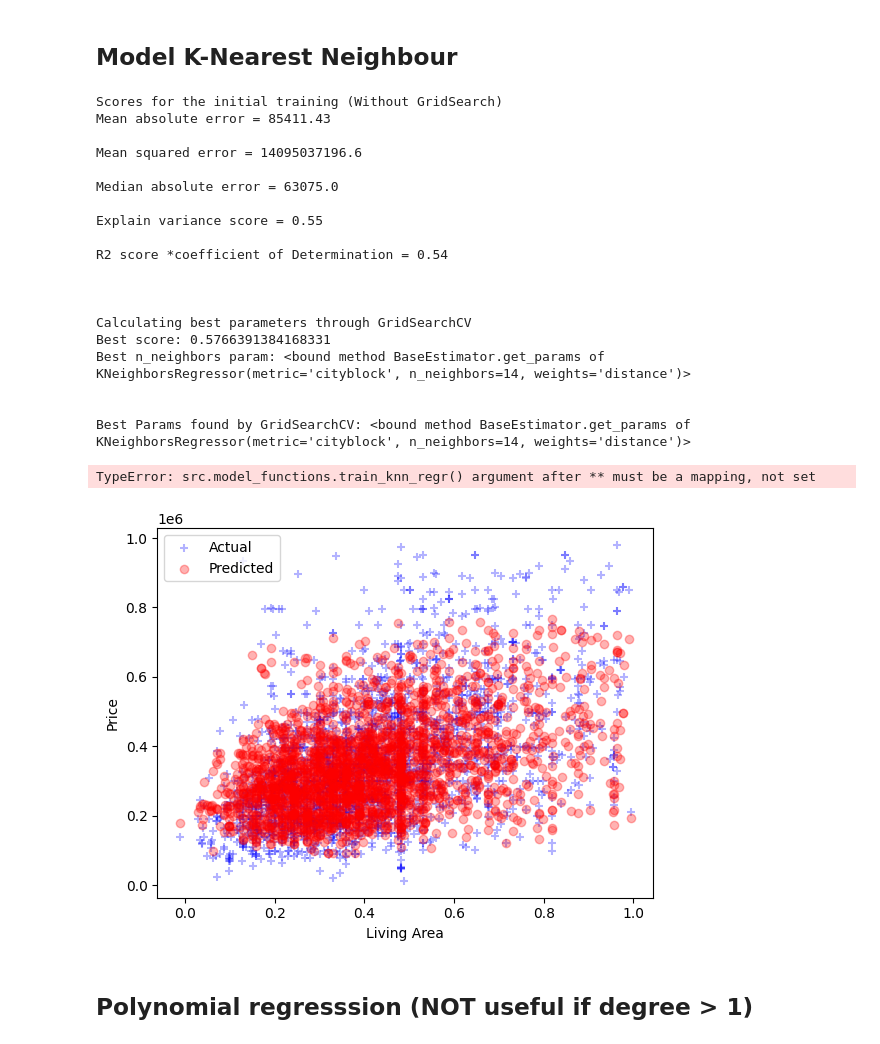
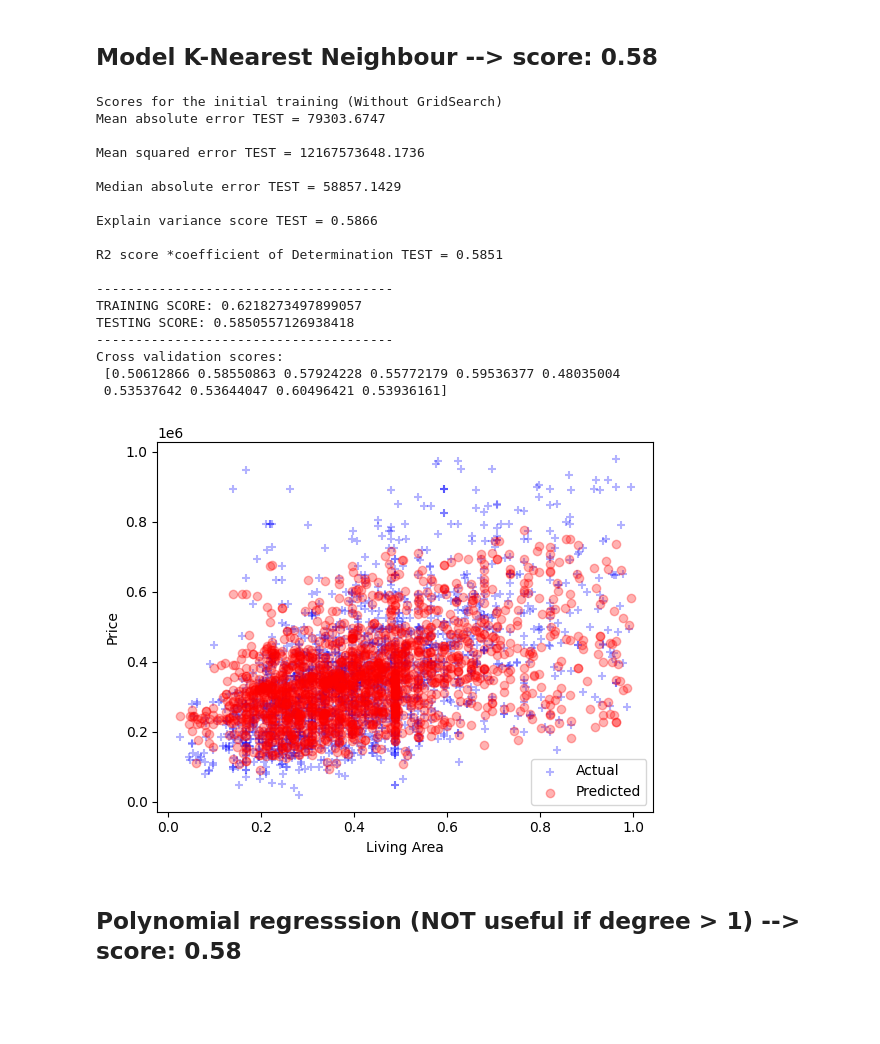
Before and after one commit to nikolaaswillaert/ImmoElizaDataAnalysis, a Jupyter notebook: main.ipynb, the cells around one changed output. Drawn from its saved outputs; the diff is of its cells as text; code cells hidden in the pictures; blank space fills up the shorter version.

```diff
--- a/main.ipynb
+++ b/main.ipynb
@@ -3,3 +7,7 @@
 # %%
 import pandas as pd
 import numpy as np
+# %%
+postcodes = pd.read_csv('data/zipcode-belgium.csv')
+postcodes = postcodes.drop(columns=['lat', 'long'])
+postcodes.head()
@@ -19,0 +27,6 @@ df.head(3)
+# %%
+postalcode_merge_df = pd.merge(postcodes, df, on='locality', how='left')
+postalcode_merge_df.drop_duplicates()
+
+df = postalcode_merge_df.dropna()
+df.head(500)
@@ -144,5 +197,5 @@ R2 score *coefficient of Determination = -9.444212685071385e+18
 # %% [markdown]
-## Model K-Nearest Neighbour
+## Model K-Nearest Neighbour --> score: 0.58
 # %%
 from src.model_functions import train_knn_regr
 
@@ -151,55 +204,52 @@ y = df['price']
 # %%
 # Train the model (KNeighborsRegressor) with n_neighbors as 14 (see gridsearch below- best ne niegnbours)
 params = {'n_neighbors':14}
 print("Scores for the initial training (Without GridSearch)")
 model, X_train, X_test, y_train, y_test = train_knn_regr(X, y, **params)
 
 # implementing GridSearch
 # Check for the best n_neighbor and other hyperparameters
 
-from sklearn.model_selection import GridSearchCV
+# from sklearn.model_selection import GridSearchCV
 
-params = {"n_neighbors": np.arange(10,15),
-          "metric": ["euclidean", "cityblock"],
-          "weights":['uniform', 'distance'],
-          "algorithm":['auto', 'ball_tree', 'kd_tree', 'brute']}
+# params = {"n_neighbors": np.arange(10,15),
+#           "metric": ["euclidean", "cityblock"],
+#           "weights":['uniform', 'distance'],
+#           "algorithm":['auto', 'ball_tree', 'kd_tree', 'brute']}
 
-print('Calculating best parameters through GridSearchCV. . .')
-grid = GridSearchCV(estimator=model,param_grid=params)
-grid.fit(X_train, y_train)
-print(f'Best score: {grid.best_score_}')
-print(f'Best n_neighbors param: {grid.best_estimator_.get_params}')
+# print('Calculating best parameters through GridSearchCV. . .')
+# grid = GridSearchCV(estimator=model,param_grid=params)
+# grid.fit(X_train, y_train)
+# print(f'Best score: {grid.best_score_}')
 
-# Retrain the model with the optimal parameters
-print('\n')
-print(f'Best Params found by GridSearchCV: {grid.best_estimator_.get_params}')
+# # Retrain the model with the optimal parameters
 
-best_params = dict(grid.best_estimator_.get_params)
-model, X_train, X_test, y_train, y_test = train_knn_regr(X, y, **best_params)
+# best_params = grid.best_estimator_.get_params()
+# print(f"The Best parameters found from GridSearchCV: {best_params}")
+
+# model, X_train, X_test, y_train, y_test = train_knn_regr(X, y, **best_params)
 # %% [output]
 Scores for the initial training (Without GridSearch)
-Mean absolute error = 85411.43
+Mean absolute error TEST = 79303.6747
 
-Mean squared error = 14095037196.6
+Mean squared error TEST = 12167573648.1736
 
-Median absolute error = 63075.0
+Median absolute error TEST = 58857.1429
 
-Explain variance score = 0.55
+Explain variance score TEST = 0.5866
 
-R2 score *coefficient of Determination = 0.54
+R2 score *coefficient of Determination TEST = 0.5851
 
-
-
-Calculating best parameters through GridSearchCV
-Best score: 0.5766391384168331
-Best n_neighbors param: <bound method BaseEstimator.get_params of KNeighborsRegressor(metric='cityblock', n_neighbors=14, weights='distance')>
-
-
-Best Params found by GridSearchCV: <bound method BaseEstimator.get_params of KNeighborsRegressor(metric='cityblock', n_neighbors=14, weights='distance')>
+--------------------------------------
+TRAINING SCORE: 0.6218273497899057
+TESTING SCORE: 0.5850557126938418
+--------------------------------------
+Cross validation scores:
+ [0.50612866 0.58550863 0.57924228 0.55772179 0.59536377 0.48035004
+ 0.53537642 0.53644047 0.60496421 0.53936161]
-TypeError: src.model_functions.train_knn_regr() argument after ** must be a mapping, not set
-[figure, old version]
+[figure, new version]
 # %% [markdown]
-## Polynomial regresssion (NOT useful if degree > 1)
+## Polynomial regresssion (NOT useful if degree > 1) --> score: 0.58
 # %%
 from src.model_functions import train_polynomial_regr
 
```
Also changed, not shown: parts of 29 cells of this notebook, 2 other files.
